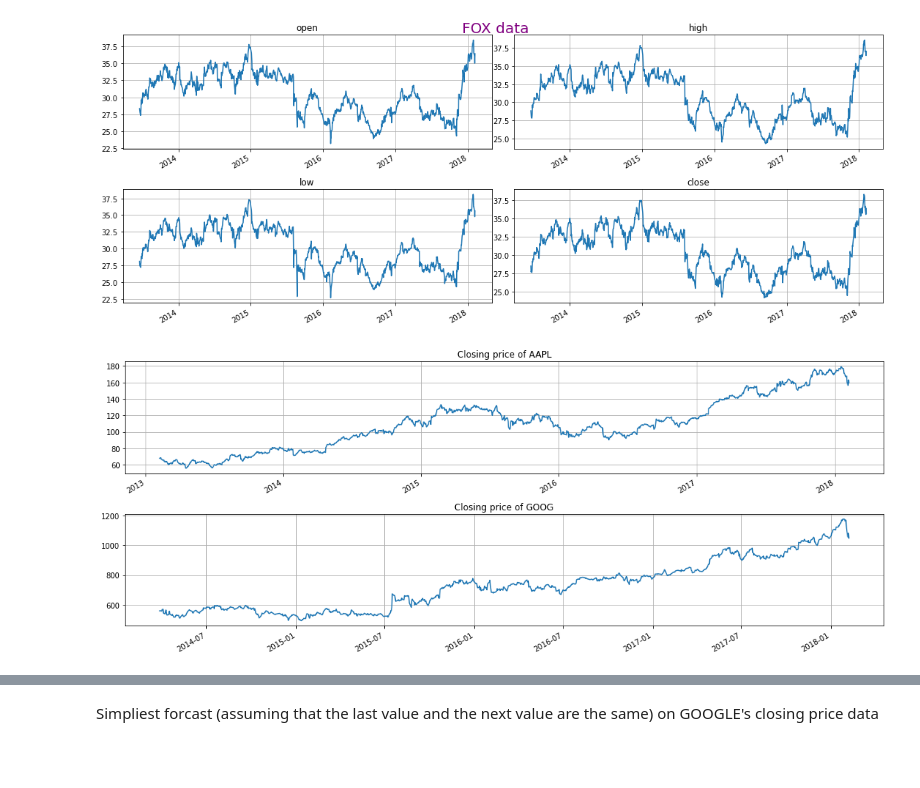
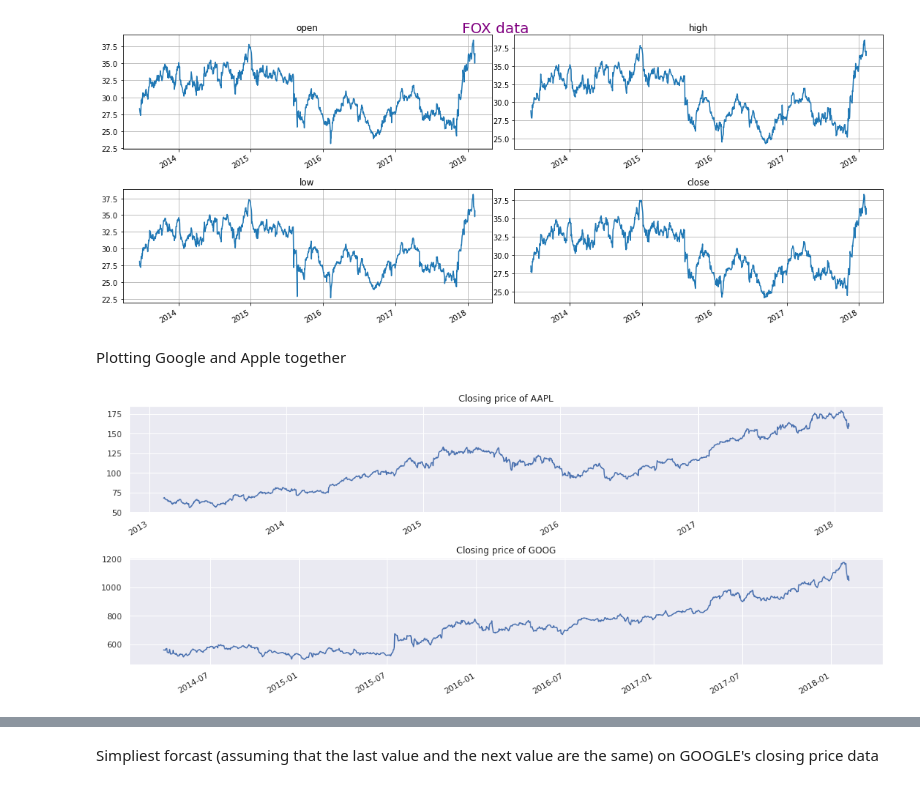
Before and after one commit to vbanai/Time-series-analysis, a Jupyter notebook: StockExchange.ipynb, the cells around one changed output, grey strips where cells are left out. Cells and saved outputs as stored; diff of their text form; code cells hidden in the pictures; blank space fills up the shorter version.

```diff
--- a/StockExchange.ipynb
+++ b/StockExchange.ipynb
@@ -41,0 +55,32 @@ dataset.head()
+# %%
+import matplotlib.pyplot as plt
+import seaborn as sns
+sns.set()
+
+fig1, ax1=plt.subplots(2,2, figsize=(15,6))
+
+dataset_ALL['open'].plot(ax=ax1[0,0], linewidth=2)
+ax1[0, 0].set_title('Open')
+ax1[0, 0].set_xlabel
+
+dataset_ALL['high'].plot(ax=ax1[0,1], linewidth=2)
+ax1[0, 1].set_title('High')
+
+dataset_ALL['low'].plot(ax=ax1[1,0], linewidth=2)
+ax1[1, 0].set_title('Low')
+
+dataset_ALL['close'].plot(ax=ax1[1,1], linewidth=2)
+ax1[1, 1].set_title('Close')
+
+
+for ax in ax1.flat:
+    ax.set(xlabel='', ylabel='')
+
+for ax in ax1.flat:  # delet the unnecessary x and y labeling
+    ax.label_outer()
+
+fig1.suptitle('AAL data', fontsize=20, color='purple')
+
+plt.show()
+
+plt.tight_layout()
@@ -151,23 +252,25 @@ for i in range(4):
 plt.tight_layout()
 # %% [output]
 [figure]
+# %% [markdown]
+Plotting Google and Apple together
 # %%
 dataset_Apple=pd.read_csv("/content/file_destination/individual_stocks_5yr/individual_stocks_5yr/AAPL_data.csv", index_col=0, parse_dates=True)
 
 dataset_Google=pd.read_csv("/content/file_destination/individual_stocks_5yr/individual_stocks_5yr/GOOG_data.csv", index_col=0, parse_dates=True)
 
 plt.figure(figsize=(15, 6))
 #plt.suptitle('AAL data', fontsize=20, color='purple')
 #t=["open", "high", "low", "close"]
 company=[dataset_Apple, dataset_Google]
 for i in range(2):
     plt.subplot(2,1, i+1)
     company[i]['close'].plot()
     plt.ylabel(None)
     plt.xlabel(None)
     plt.title("Closing price of {company}".format(company=company[i]['Name'][0]))
-    plt.grid()
+
 
 plt.tight_layout()
 # %% [output]
-[figure, old version]
+[figure, new version]
```
Also changed, not shown: parts of 22 cells of this notebook.
